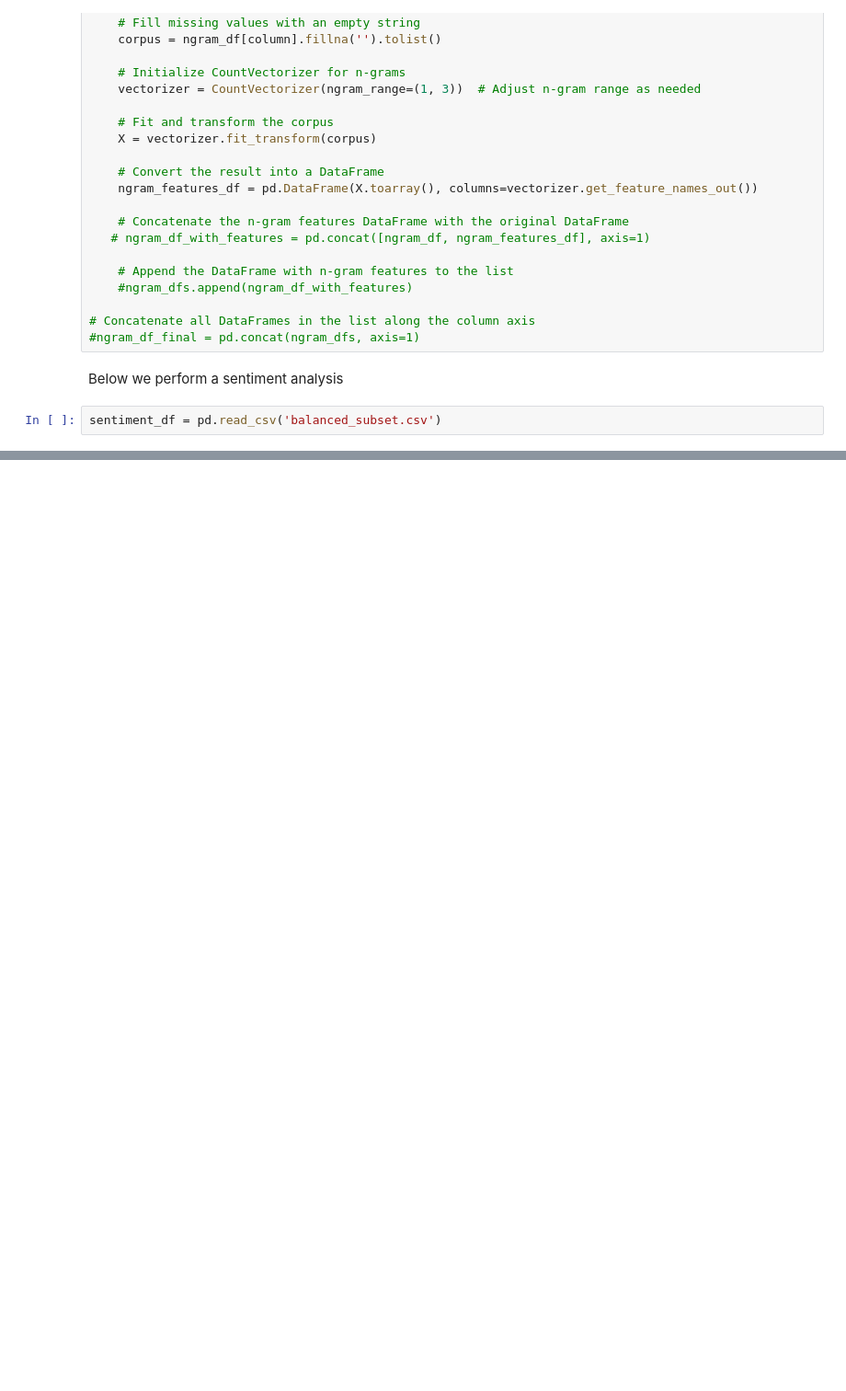
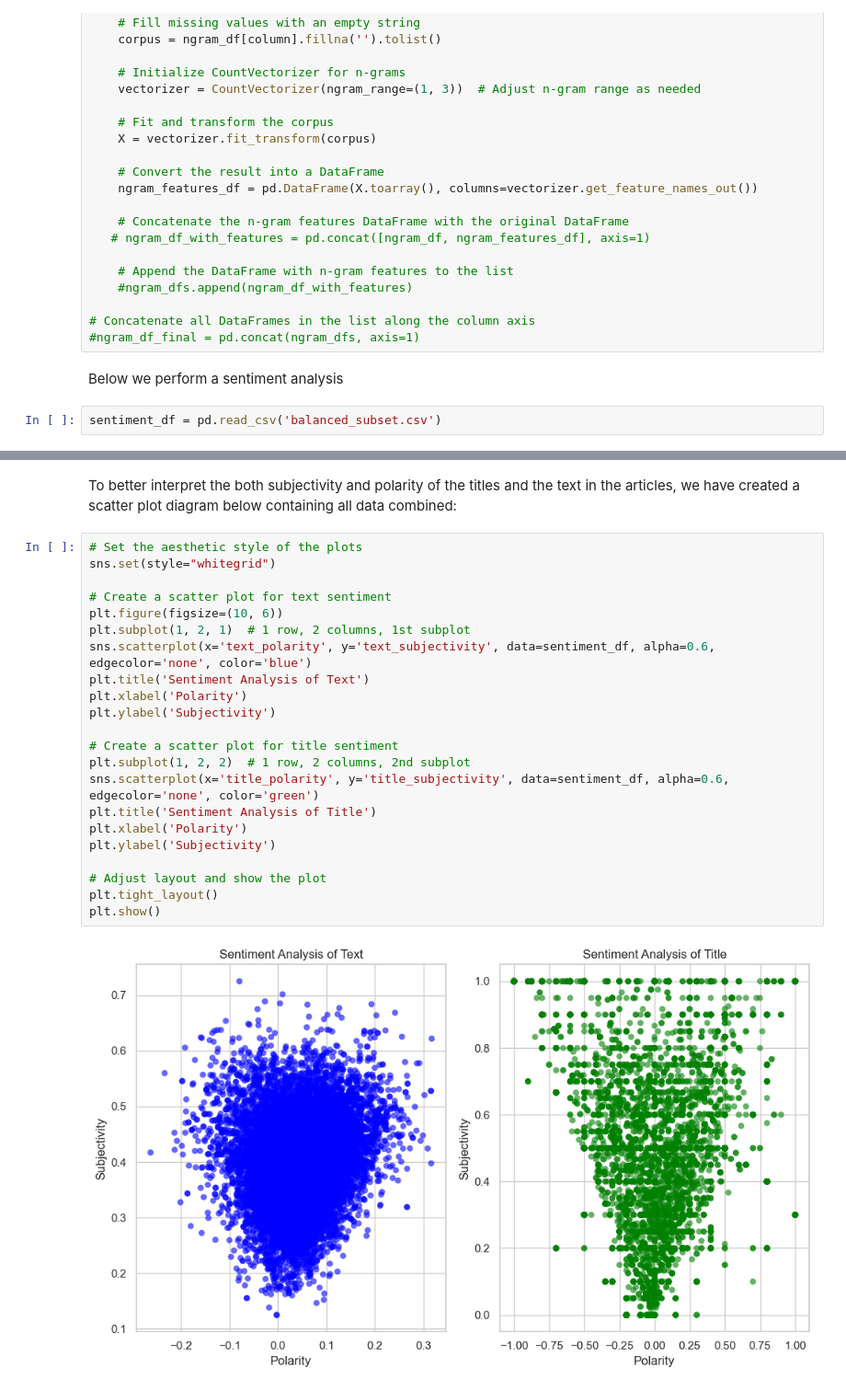
Before and after one commit to AndreasHaavik/FakeNews, a Jupyter notebook: featureEngineering.ipynb, the cells around one changed output, grey strips where cells are left out. Shown: that part at 92% size. Cells and saved outputs as stored; diff of their text form; blank space fills up the shorter version.

Commit message:
Sentiment analysis including scatterplot

```diff
--- a/featureEngineering.ipynb
+++ b/featureEngineering.ipynb
@@ -77,3 +73,29 @@ sentiment_df.to_csv('Preprocessed_incl_sentiment.csv', index=False)
 2      -0.020289           0.466312       -0.150000            0.650000
 3       0.134733           0.501542        0.142857            0.292857
 4      -0.014807           0.445003        0.000000            0.000000
+# %% [markdown]
+To better interpret the both subjectivity and polarity of the titles and the text in the articles, we have created a scatter plot diagram below containing all data combined:
+# %%
+# Set the aesthetic style of the plots
+sns.set(style="whitegrid")
+
+# Create a scatter plot for text sentiment
+plt.figure(figsize=(10, 6))
+plt.subplot(1, 2, 1)  # 1 row, 2 columns, 1st subplot
+sns.scatterplot(x='text_polarity', y='text_subjectivity', data=sentiment_df, alpha=0.6, edgecolor='none', color='blue')
+plt.title('Sentiment Analysis of Text')
+plt.xlabel('Polarity')
+plt.ylabel('Subjectivity')
+
+# Create a scatter plot for title sentiment
+plt.subplot(1, 2, 2)  # 1 row, 2 columns, 2nd subplot
+sns.scatterplot(x='title_polarity', y='title_subjectivity', data=sentiment_df, alpha=0.6, edgecolor='none', color='green')
+plt.title('Sentiment Analysis of Title')
+plt.xlabel('Polarity')
+plt.ylabel('Subjectivity')
+
+# Adjust layout and show the plot
+plt.tight_layout()
+plt.show()
+# %% [output]
+[figure, added]
```
Also changed, not shown: parts of 3 cells of this notebook, 1 other file.
